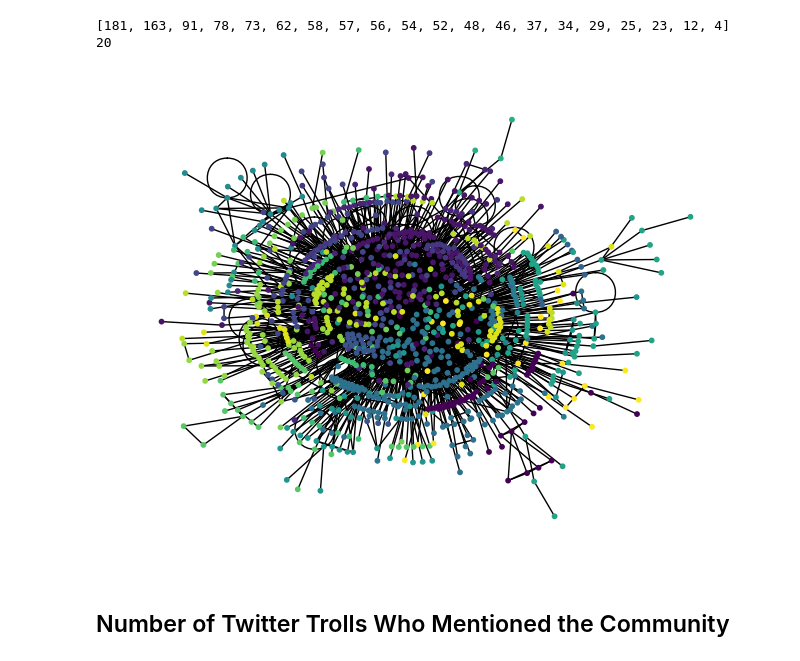
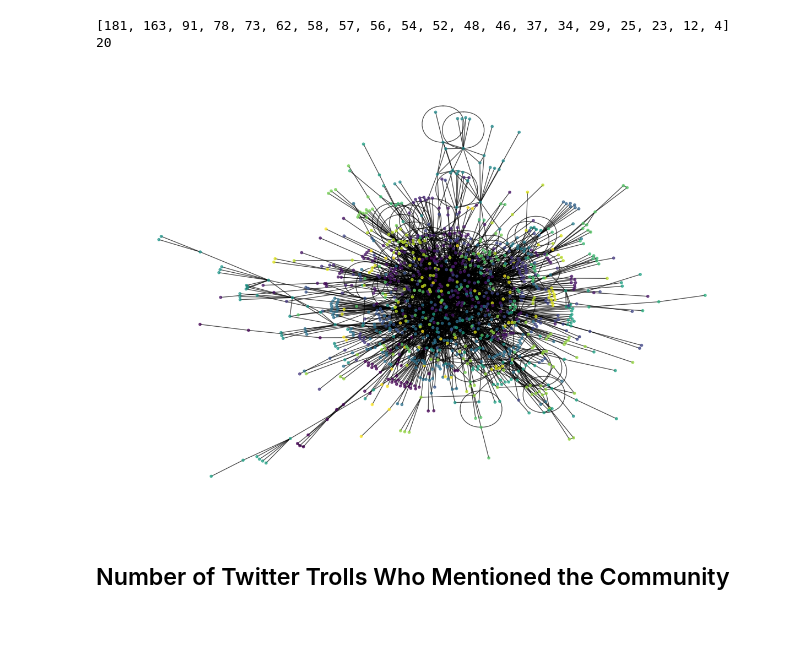
Before and after one commit to marneusz/SNARS-projects, a Jupyter notebook: project12/network_analysis.ipynb, the cells around one changed output. Drawn from its saved outputs; the diff is of its cells as text; code cells hidden in the pictures; blank space fills up the shorter version.

```diff
--- a/project12/network_analysis.ipynb
+++ b/project12/network_analysis.ipynb
@@ -136,10 +136,11 @@ print(len(grouped_labels))
 20
 # %%
 sorted_labels = [labels[node] for node in hub.nodes]
-# %%
-nx.draw_kamada_kawai(hub, node_size=10, node_color=sorted_labels)
-# %% [output]
-[figure, removed]
+# %%
+figure(figsize=(12, 8))
+nx.draw(hub, node_size=10, node_color=sorted_labels, alpha=0.7, with_labels=False)
+# %% [output]
+[figure, added]
 # %%
 for s in c:
     if "america" in s:
```
Also changed, not shown: parts of 5 cells of this notebook, 3 other files.
